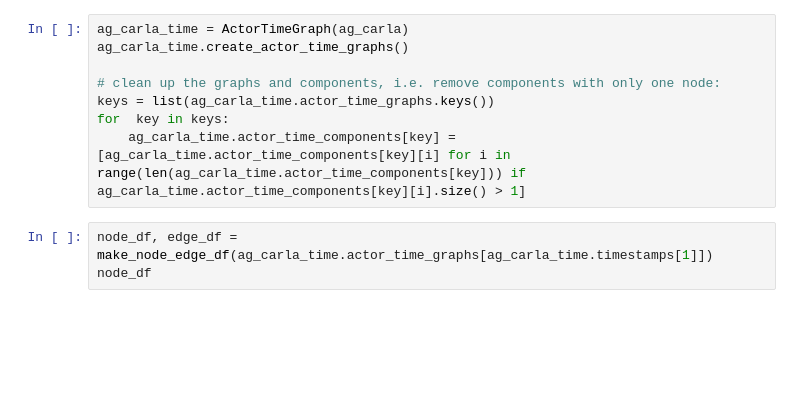
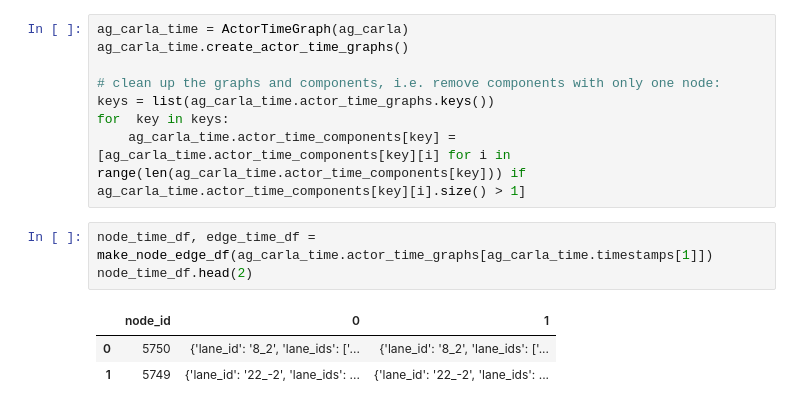
Before and after one commit to tmuehlen80/graph_coverage, a Jupyter notebook: Notebooks/carla/time_based_gaphs.ipynb, the cells around one changed output. Cells and saved outputs as stored; diff of their text form; blank space fills up the shorter version.

```diff
--- a/Notebooks/carla/time_based_gaphs.ipynb
+++ b/Notebooks/carla/time_based_gaphs.ipynb
@@ -109,5 +135,9 @@ keys = list(ag_carla_time.actor_time_graphs.keys())
 for  key in keys:
     ag_carla_time.actor_time_components[key] = [ag_carla_time.actor_time_components[key][i] for i in range(len(ag_carla_time.actor_time_components[key])) if ag_carla_time.actor_time_components[key][i].size() > 1]
 # %%
-node_df, edge_df = make_node_edge_df(ag_carla_time.actor_time_graphs[ag_carla_time.timestamps[1]])
-node_df
+node_time_df, edge_time_df = make_node_edge_df(ag_carla_time.actor_time_graphs[ag_carla_time.timestamps[1]])
+node_time_df.head(2)
+# %% [output]
+|  | node_id | 0 | 1 |
+| 0 | 5750 | {'lane_id': '8_2', 'lane_ids': ['... | {'lane_id': '8_2', 'lane_ids': ['... |
+| 1 | 5749 | {'lane_id': '22_-2', 'lane_ids': ... | {'lane_id': '22_-2', 'lane_ids': ... |
```
Also changed, not shown: parts of 11 cells of this notebook, 4 other files.
